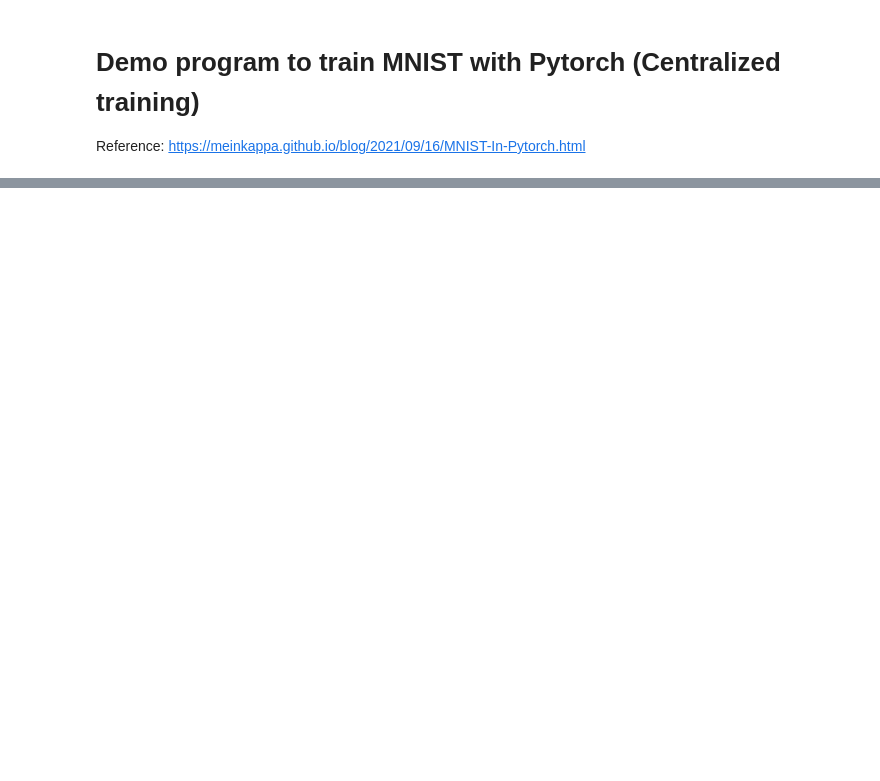
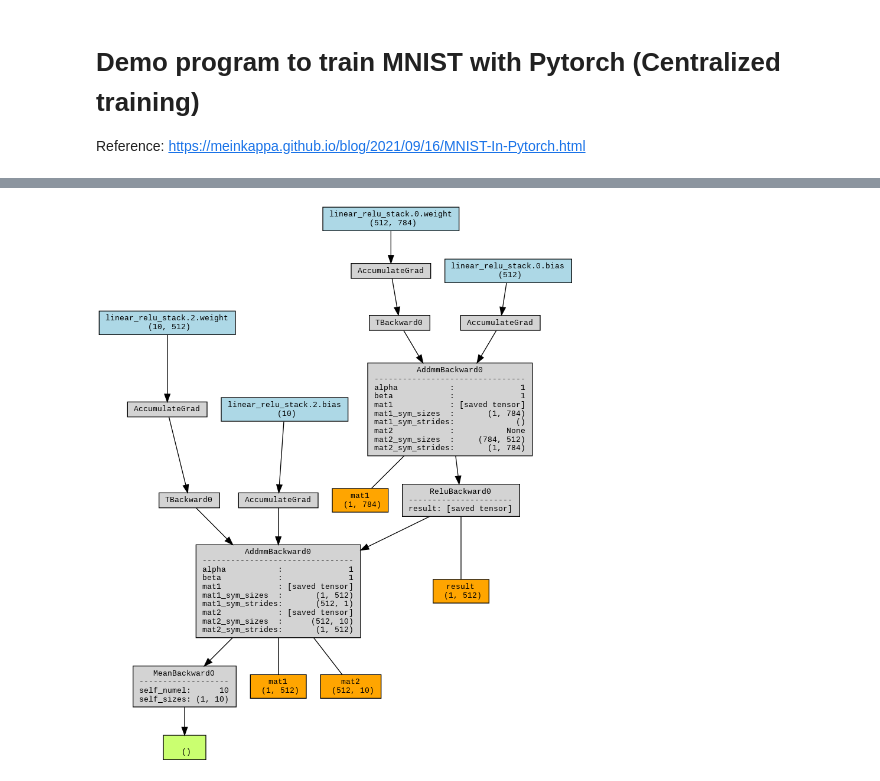
Before and after one commit to wai-ming-chan/fed_avg, a Jupyter notebook: sanityCheck_MNIST.ipynb, the cells around one changed output, grey strips where cells are left out. Saved outputs shown, nothing was run; the diff lists cells and outputs as text; code cells hidden in the pictures; blank space fills up the shorter version.

```diff
--- a/sanityCheck_MNIST.ipynb
+++ b/sanityCheck_MNIST.ipynb
@@ -38,0 +130,24 @@ test_data = datasets.MNIST(
+# %%
+# Visualization of model and trace (method 1: Torchviz )
+## ref: https://github.com/szagoruyko/pytorchviz
+!pip install torchviz
+from torchviz import make_dot
+
+# model = nn.Sequential()
+# model.add_module('W0', nn.Linear(8, 16))
+# model.add_module('tanh', nn.Tanh())
+# model.add_module('W1', nn.Linear(16, 1))
+
+# x = torch.randn(1, 8)
+# y = model(x)
+# print('x: ', x)
+# print('y: ', y)
+
+# make_dot(y.mean(), params=dict(model.named_parameters()), show_attrs=True, show_saved=True)
+
+model = NeuralNetwork().to(device)
+sample_idx = torch.randint(len(training_data), size=(1,)).item()
+img, label = training_data[sample_idx]
+y = model(img)
+make_dot(y.mean(), params=dict(model.named_parameters()), show_attrs=True, show_saved=True)
+# %% [output]
@@ -38,0 +159 @@ test_data = datasets.MNIST(
+[figure, added]
```
Also changed, not shown: parts of 5 cells of this notebook.
